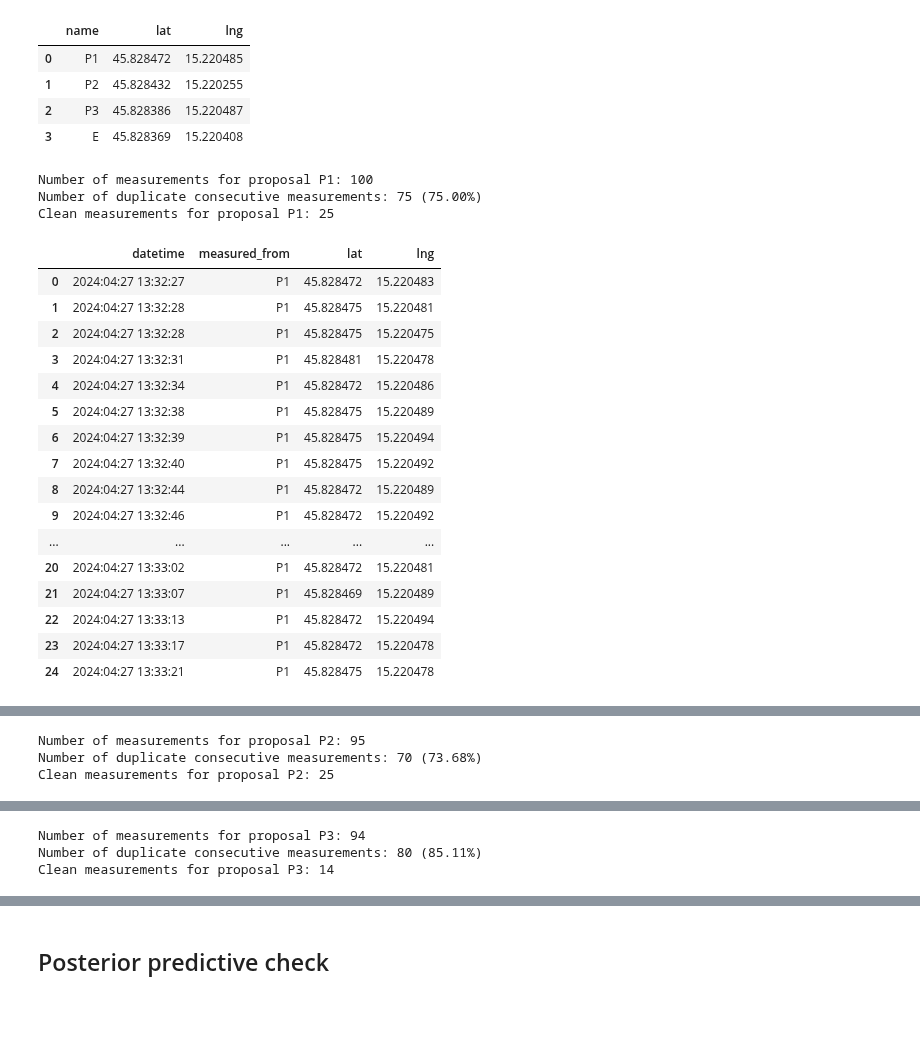
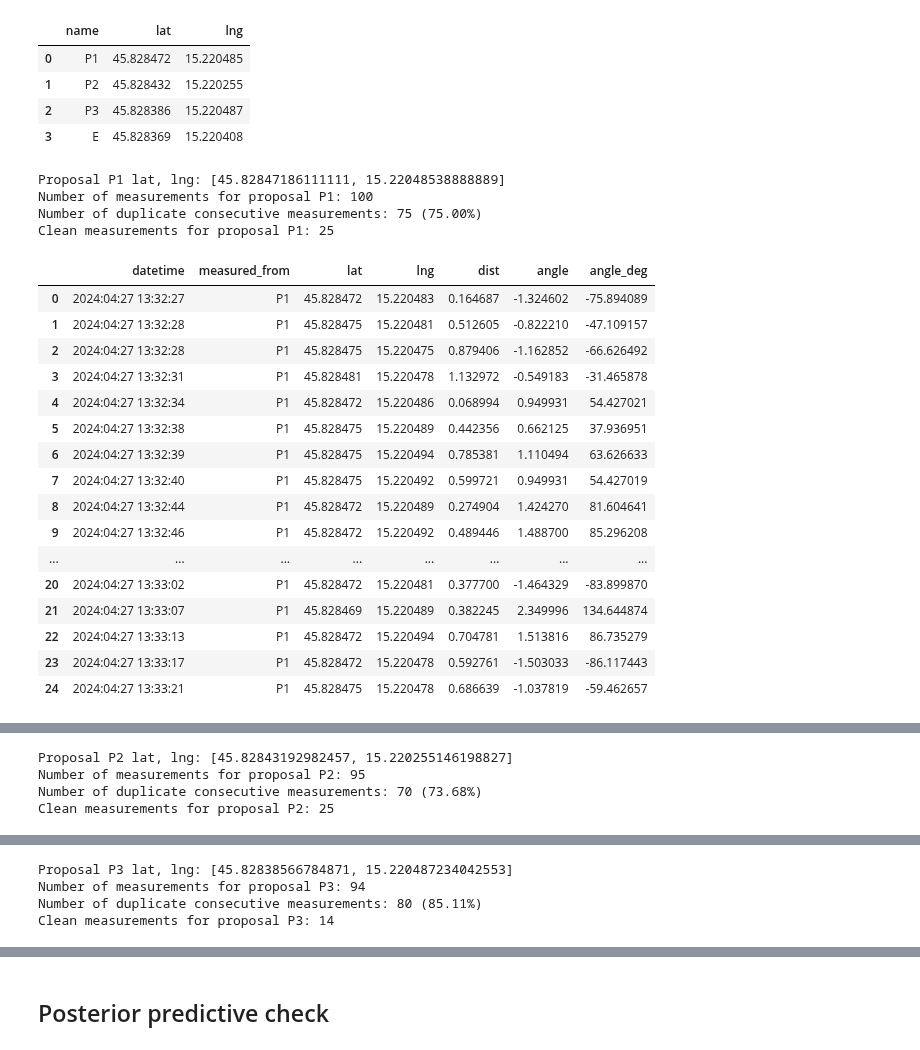
Before and after one commit to KlemenVovk/gps_evaluation, a Jupyter notebook: nb.ipynb, the cells around one changed output, grey strips where cells are left out. Cells and saved outputs as stored; diff of their text form; code cells hidden in the pictures; blank space fills up the shorter version.

```diff
--- a/nb.ipynb
+++ b/nb.ipynb
@@ -3,14 +3,26 @@ import pandas as pd
 import numpy as np
 import matplotlib.pyplot as plt
 import seaborn as sns
-import json
+from geographiclib.geodesic import Geodesic
+import math
+from cmdstanpy import CmdStanModel, set_cmdstan_path
+import os
+import arviz as az
 
+CMDSTAN_PATH = "/home/klemen/micromamba/envs/gps/bin/cmdstan"
 KNOWN_POINTS_CSV = 'NM/known_points.csv'
 REF_POINTS_CSV = 'NM/points.csv'
+STAN_MODEL_PATH = 'model.stan'
+set_cmdstan_path(CMDSTAN_PATH)
+
+# Quick sanity check
+assert KNOWN_POINTS_CSV != REF_POINTS_CSV
+assert KNOWN_POINTS_CSV.split('/')[0] == REF_POINTS_CSV.split('/')[0] # Ensure the data is from the same area
 
 def read_known_points(known_csv):
     df = pd.read_csv(known_csv)
     print(f"Read {len(df)} known points from {known_csv}")
+    assert len(df) == np.unique(df['name']).shape[0]
     return df
 
 # Our goal is to assist the investigation by providing a relative quantification of whether the the device was at the proposed points P1, P2... when it took the evidence E due to GPS error.
@@ -24,50 +36,72 @@ Read 4 known points from NM/known_points.csv
 | 2 | P3 | 45.828386 | 15.220487 |
 | 3 | E | 45.828369 | 15.220408 |
 # %%
-def read_measurements_for_proposal(ref_csv, proposal_name):
+def lat_lng2dist_ang(center_point_lat_lng, target_point_lat_lng):
+    # center_point_lat_lng = [lat, lng] this is one of the known proposal points (not the evidence point)
+    # target_point_lat_lng = [lat, lng] this is one of the measured points for the proposal, can also be the evidence point
+    # computes distance (in meters) between two points and azimuth (angle from north in radians) of the line using WGS84 ellipsoid, line spins around center_point_lat_lng
+    # computes angle (in radians and degrees) between two points
+    results = Geodesic.WGS84.Inverse(center_point_lat_lng[0], center_point_lat_lng[1], target_point_lat_lng[0], target_point_lat_lng[1])
+    distance = results['s12']
+    angle_deg = results['azi1']
+    angle = math.radians(angle_deg)
+    return distance, angle, angle_deg
+
+def prepare_measurements_for_proposal(ref_csv, proposal_name, known_points_df):
+    proposal_lat_lng = known_points_df[known_points_df['name'] == proposal_name][['lat', 'lng']].values[0].tolist()
+    print(f"Proposal {proposal_name} lat, lng: {proposal_lat_lng}")
     df = pd.read_csv(ref_csv)
     needed_columns = ['datetime', 'measured_from', 'lat', 'lng', 'precise']
     df = df[needed_columns]
     df = df[df['measured_from'] == proposal_name]
     df = df[df['precise'] == 'on']
     df = df.drop(columns=['precise'])
     df = df.sort_values(by='datetime', ascending=True, ignore_index=True)
     # flag indicating if two consecutive (by datetime) measurements  are the same (lat, lng)
     df['same_as_prev'] = df[['lat', 'lng']].duplicated(keep='first')
     num_rows = df.shape[0]
     num_duplicates = df['same_as_prev'].sum()
     print(f"Number of measurements for proposal {proposal_name}: {num_rows}")
     print(f"Number of duplicate consecutive measurements: {num_duplicates} ({num_duplicates/num_rows*100:.2f}%)")
     # remove duplicate consecutive measurements
     df = df[df['same_as_prev'] == False]
     df = df.drop(columns=['same_as_prev'])
     df = df.reset_index(drop=True)
+
+
+
+    df["dist"] = df.apply(lambda x: lat_lng2dist_ang(proposal_lat_lng, [x["lat"], x["lng"]])[0], axis=1)
+    df["angle"] = df.apply(lambda x: lat_lng2dist_ang(proposal_lat_lng, [x["lat"], x["lng"]])[1], axis=1)
+    df["angle_deg"] = df.apply(lambda x: lat_lng2dist_ang(proposal_lat_lng, [x["lat"], x["lng"]])[2], axis=1)
+
+
     print(f"Clean measurements for proposal {proposal_name}: {df.shape[0]}")
     display(df)
     display(df.describe())
     return df
 
-p1_measurements = read_measurements_for_proposal(REF_POINTS_CSV, 'P1')
-p2_measurements = read_measurements_for_proposal(REF_POINTS_CSV, 'P2')
-p3_measurements = read_measurements_for_proposal(REF_POINTS_CSV, 'P3')
+p1_measurements = prepare_measurements_for_proposal(REF_POINTS_CSV, 'P1', known_points_df)
+p2_measurements = prepare_measurements_for_proposal(REF_POINTS_CSV, 'P2', known_points_df)
+p3_measurements = prepare_measurements_for_proposal(REF_POINTS_CSV, 'P3', known_points_df)
 # %% [output]
+Proposal P1 lat, lng: [45.82847186111111, 15.22048538888889]
 Number of measurements for proposal P1: 100
 Number of duplicate consecutive measurements: 75 (75.00%)
 Clean measurements for proposal P1: 25
-|  | datetime | measured_from | lat | lng |
-| 0 | 2024:04:27 13:32:27 | P1 | 45.828472 | 15.220483 |
-| 1 | 2024:04:27 13:32:28 | P1 | 45.828475 | 15.220481 |
-| 2 | 2024:04:27 13:32:28 | P1 | 45.828475 | 15.220475 |
-| 3 | 2024:04:27 13:32:31 | P1 | 45.828481 | 15.220478 |
-| 4 | 2024:04:27 13:32:34 | P1 | 45.828472 | 15.220486 |
-| 5 | 2024:04:27 13:32:38 | P1 | 45.828475 | 15.220489 |
-| 6 | 2024:04:27 13:32:39 | P1 | 45.828475 | 15.220494 |
-| 7 | 2024:04:27 13:32:40 | P1 | 45.828475 | 15.220492 |
-| 8 | 2024:04:27 13:32:44 | P1 | 45.828472 | 15.220489 |
-| 9 | 2024:04:27 13:32:46 | P1 | 45.828472 | 15.220492 |
-| ... | ... | ... | ... | ... |
-| 20 | 2024:04:27 13:33:02 | P1 | 45.828472 | 15.220481 |
-| 21 | 2024:04:27 13:33:07 | P1 | 45.828469 | 15.220489 |
-| 22 | 2024:04:27 13:33:13 | P1 | 45.828472 | 15.220494 |
-| 23 | 2024:04:27 13:33:17 | P1 | 45.828472 | 15.220478 |
-| 24 | 2024:04:27 13:33:21 | P1 | 45.828475 | 15.220478 |
+|  | datetime | measured_from | lat | lng | dist | angle | angle_deg |
+| 0 | 2024:04:27 13:32:27 | P1 | 45.828472 | 15.220483 | 0.164687 | -1.324602 | -75.894089 |
+| 1 | 2024:04:27 13:32:28 | P1 | 45.828475 | 15.220481 | 0.512605 | -0.822210 | -47.109157 |
+| 2 | 2024:04:27 13:32:28 | P1 | 45.828475 | 15.220475 | 0.879406 | -1.162852 | -66.626492 |
+| 3 | 2024:04:27 13:32:31 | P1 | 45.828481 | 15.220478 | 1.132972 | -0.549183 | -31.465878 |
+| 4 | 2024:04:27 13:32:34 | P1 | 45.828472 | 15.220486 | 0.068994 | 0.949931 | 54.427021 |
+| 5 | 2024:04:27 13:32:38 | P1 | 45.828475 | 15.220489 | 0.442356 | 0.662125 | 37.936951 |
+| 6 | 2024:04:27 13:32:39 | P1 | 45.828475 | 15.220494 | 0.785381 | 1.110494 | 63.626633 |
+| 7 | 2024:04:27 13:32:40 | P1 | 45.828475 | 15.220492 | 0.599721 | 0.949931 | 54.427019 |
+| 8 | 2024:04:27 13:32:44 | P1 | 45.828472 | 15.220489 | 0.274904 | 1.424270 | 81.604641 |
+| 9 | 2024:04:27 13:32:46 | P1 | 45.828472 | 15.220492 | 0.489446 | 1.488700 | 85.296208 |
+| ... | ... | ... | ... | ... | ... | ... | ... |
+| 20 | 2024:04:27 13:33:02 | P1 | 45.828472 | 15.220481 | 0.377700 | -1.464329 | -83.899870 |
+| 21 | 2024:04:27 13:33:07 | P1 | 45.828469 | 15.220489 | 0.382245 | 2.349996 | 134.644874 |
+| 22 | 2024:04:27 13:33:13 | P1 | 45.828472 | 15.220494 | 0.704781 | 1.513816 | 86.735279 |
+| 23 | 2024:04:27 13:33:17 | P1 | 45.828472 | 15.220478 | 0.592761 | -1.503033 | -86.117443 |
+| 24 | 2024:04:27 13:33:21 | P1 | 45.828475 | 15.220478 | 0.686639 | -1.037819 | -59.462657 |
@@ -83,3 +117,4 @@ Clean measurements for proposal P1: 25
+Proposal P2 lat, lng: [45.82843192982457, 15.220255146198827]
 Number of measurements for proposal P2: 95
 Number of duplicate consecutive measurements: 70 (73.68%)
 Clean measurements for proposal P2: 25
@@ -112,3 +147,4 @@ Clean measurements for proposal P2: 25
+Proposal P3 lat, lng: [45.82838566784871, 15.220487234042553]
 Number of measurements for proposal P3: 94
 Number of duplicate consecutive measurements: 80 (85.11%)
 Clean measurements for proposal P3: 14
```
Also changed, not shown: parts of 15 cells of this notebook, 4 other files.
